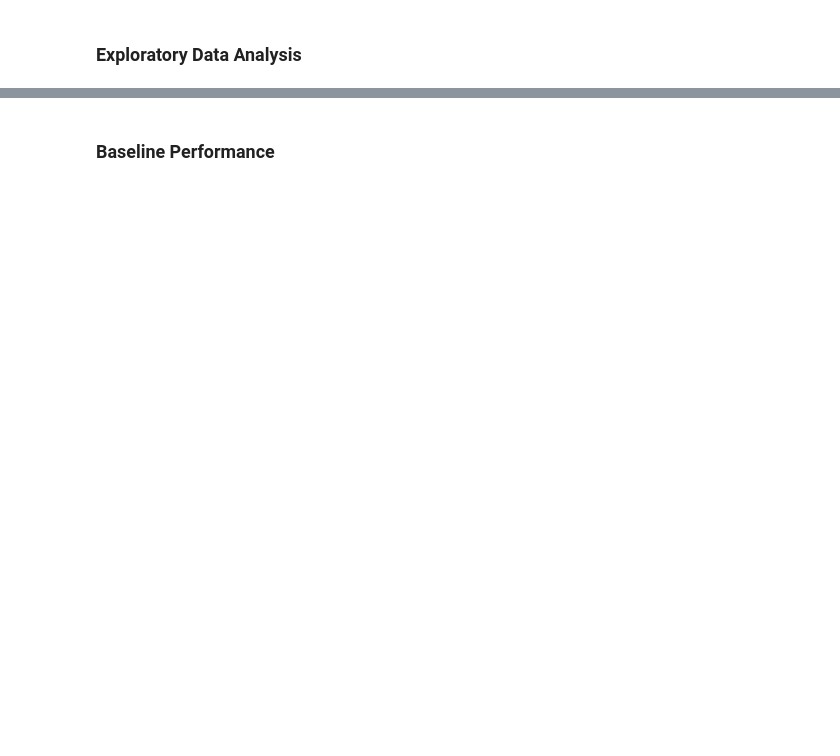
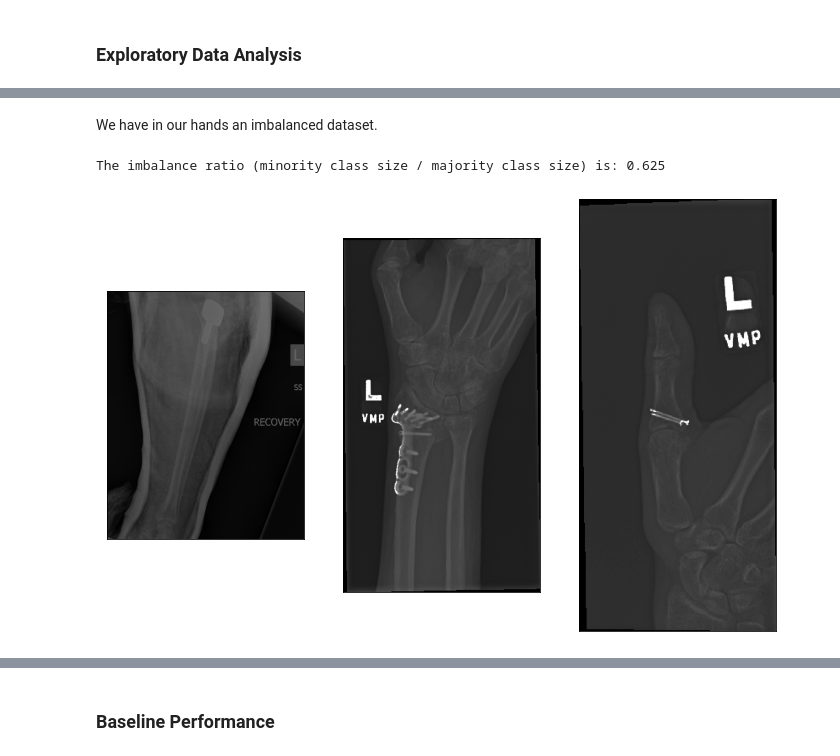
Before and after one commit to ilias-ant/x-ray-abnormality-detection, a Jupyter notebook: CNNs.ipynb, the cells around one changed output, grey strips where cells are left out. Saved outputs shown, nothing was run; the diff lists cells and outputs as text; code cells hidden in the pictures; blank space fills up the shorter version.

Commit message:
[feat]: random classifier as baseline, more EDA and a first CNN baseline

```diff
--- a/CNNs.ipynb
+++ b/CNNs.ipynb
@@ -241,0 +324,29 @@ abnormal = train_labeled_studies["label"] == "1"
+# %% [markdown]
+We have in our hands an imbalanced dataset.
+# %%
+majority_class_size, minority_class_size = abnormal.value_counts().values
+imbalance_ratio = round(minority_class_size / majority_class_size, 3)
+
+print(
+    f"The imbalance ratio (minority class size / majority class size) is: {imbalance_ratio}"
+)
+# %% [output]
+The imbalance ratio (minority class size / majority class size) is: 0.625
+# %%
+ax = []
+fig = plt.figure(figsize=(12, 12))
+positive_sample = (
+    ref_trainset[ref_trainset["image_path"].str.contains("positive")]["image_path"]
+    .sample(3, random_state=SEED)
+    .values
+)
+
+for ix, path in enumerate(positive_sample):
+    img = image.imread(path)
+    ax.append(fig.add_subplot(1, 3, ix + 1))
+    plt.xticks([])
+    plt.yticks([])
+    plt.imshow(img, cmap="gray")
+plt.show()
+# %% [output]
+[figure, added]
```
Also changed, not shown: parts of 60 cells of this notebook, 2 other files.
